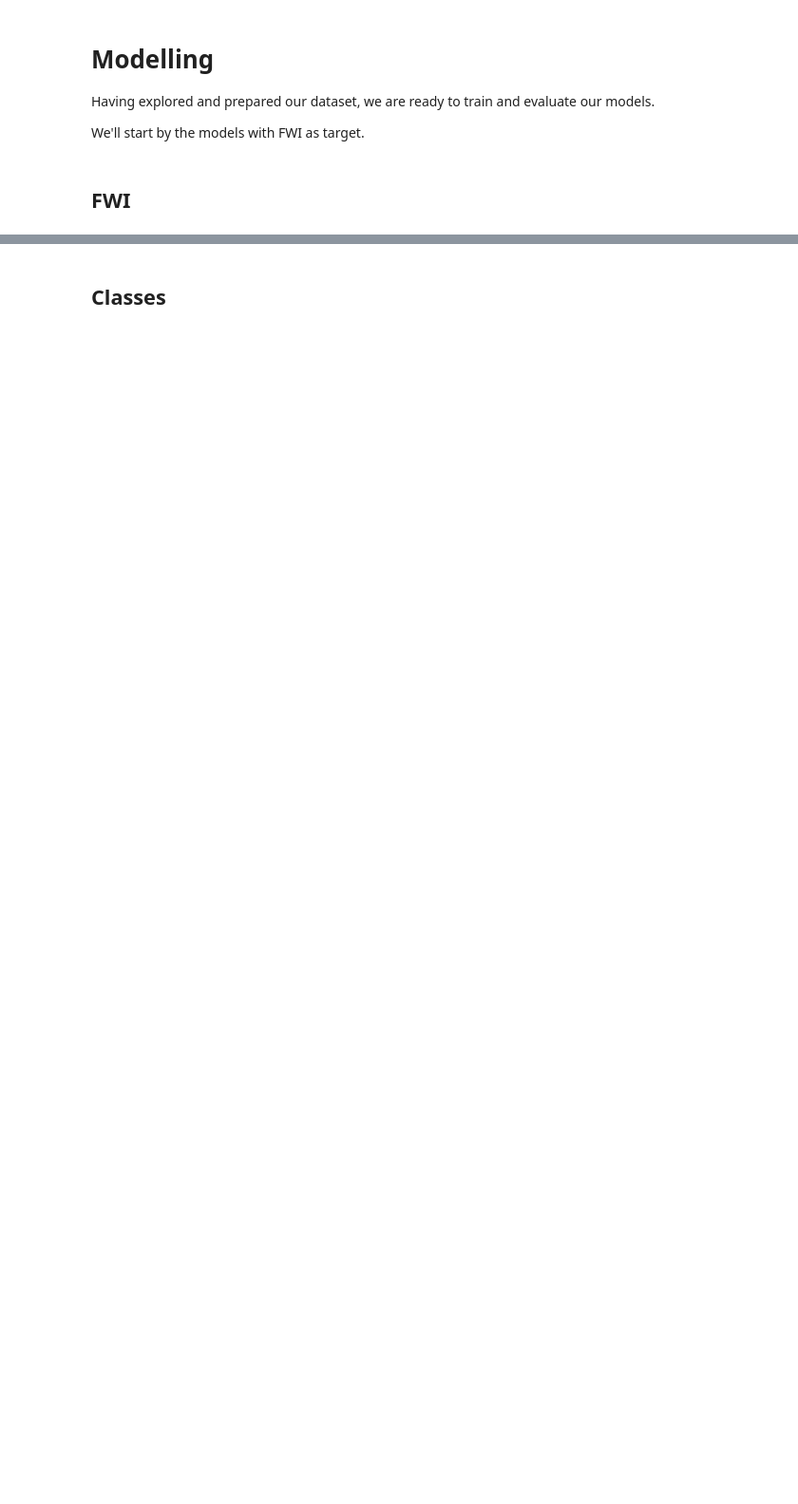
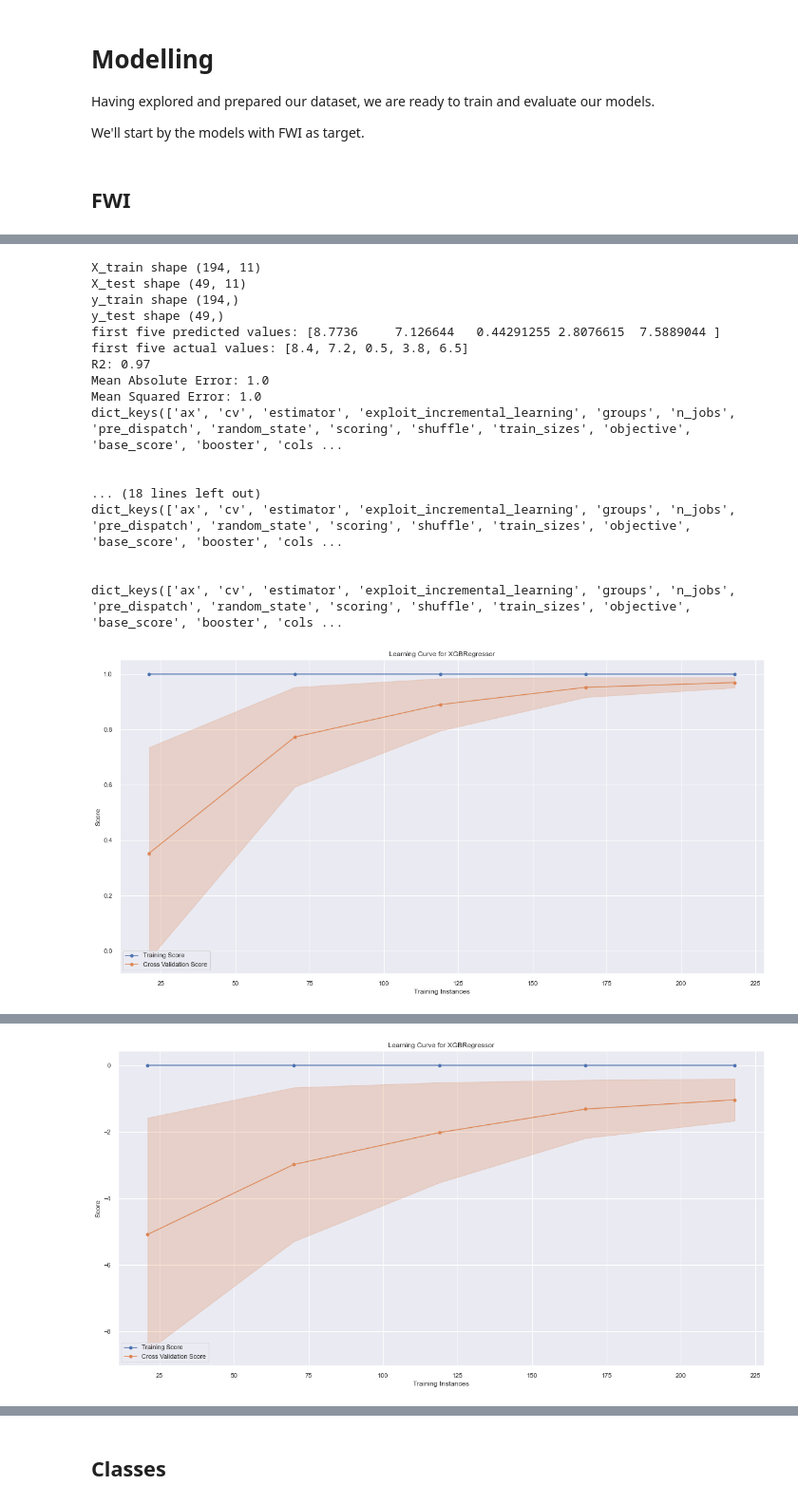
Before and after one commit to tmespe/tub_advanced_ds, a Jupyter notebook: notebooks/forest_fires.ipynb, the cells around one changed output, grey strips where cells are left out. Shown at 95% size. Drawn from its saved outputs; the diff is of its cells as text; code cells hidden in the pictures; blank space fills up the shorter version.

```diff
--- a/notebooks/forest_fires.ipynb
+++ b/notebooks/forest_fires.ipynb
@@ -212,0 +385,21 @@ Seeing as most of our variables are correlated with our target variable I will a
+# %%
+fwi_fitted_models["XGBRegressor"].evaluate_model(type="reg", plot_learning_curve=True)
+# %% [output]
+X_train shape (194, 11)
+X_test shape (49, 11)
+y_train shape (194,)
+y_test shape (49,)
+first five predicted values: [8.7736     7.126644   0.44291255 2.8076615  7.5889044 ]
+first five actual values: [8.4, 7.2, 0.5, 3.8, 6.5]
+R2: 0.97
+Mean Absolute Error: 1.0
+Mean Squared Error: 1.0
+dict_keys(['ax', 'cv', 'estimator', 'exploit_incremental_learning', 'groups', 'n_jobs', 'pre_dispatch', 'random_state', 'scoring', 'shuffle', 'train_sizes', 'objective', 'base_score', 'booster', 'cols ...
+
+
+... (18 lines left out)
+dict_keys(['ax', 'cv', 'estimator', 'exploit_incremental_learning', 'groups', 'n_jobs', 'pre_dispatch', 'random_state', 'scoring', 'shuffle', 'train_sizes', 'objective', 'base_score', 'booster', 'cols ...
+
+
+dict_keys(['ax', 'cv', 'estimator', 'exploit_incremental_learning', 'groups', 'n_jobs', 'pre_dispatch', 'random_state', 'scoring', 'shuffle', 'train_sizes', 'objective', 'base_score', 'booster', 'cols ...
+[figure, added]
@@ -212,0 +423 @@ Seeing as most of our variables are correlated with our target variable I will a
+[figure, added]
```
Also changed, not shown: parts of 34 cells of this notebook, 5 other files.
